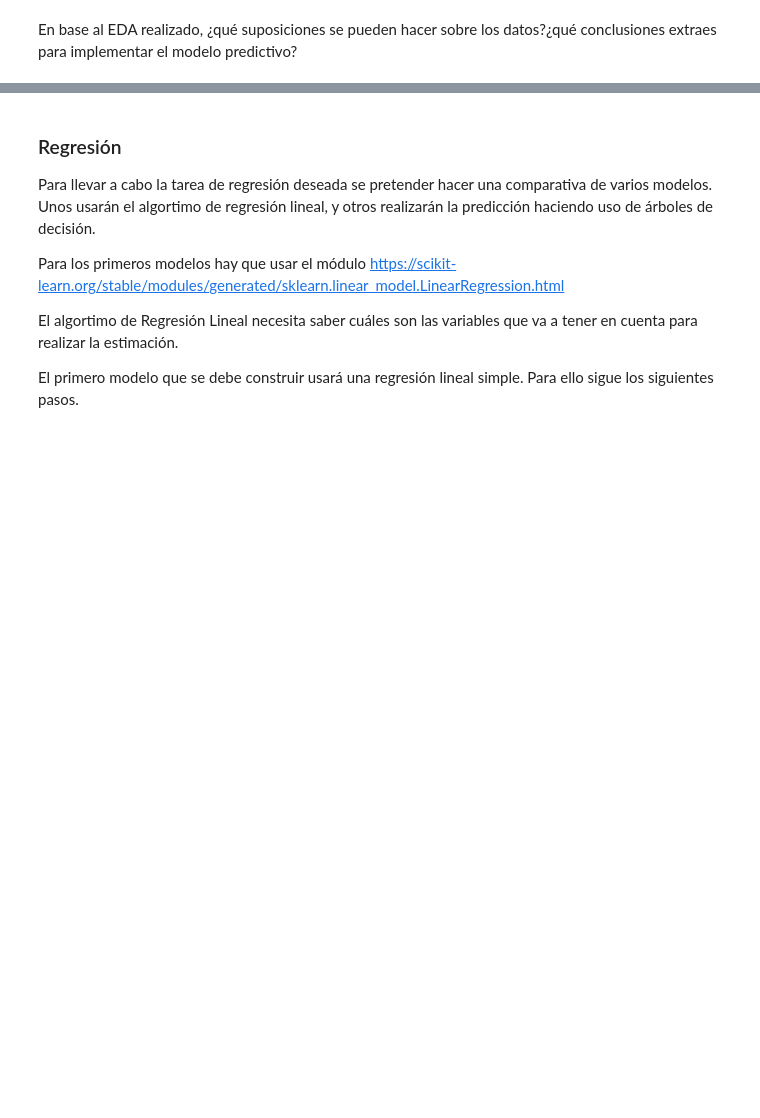
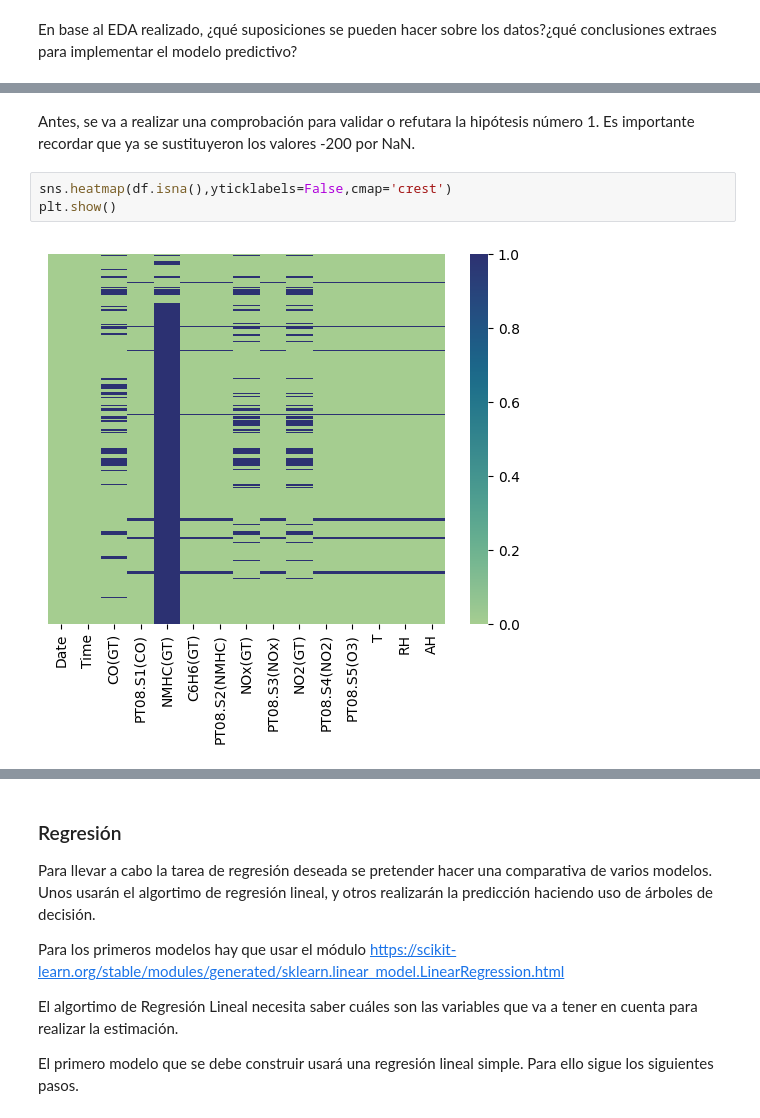
Before and after one commit to sergiogomezz/msc_ai_unir, a Jupyter notebook: TAA/Actividad_1/Laboratorio_Actividad_1.ipynb, the cells around one changed output, grey strips where cells are left out. Drawn from its saved outputs; the diff is of its cells as text; blank space fills up the shorter version.

```diff
--- a/TAA/Actividad_1/Laboratorio_Actividad_1.ipynb
+++ b/TAA/Actividad_1/Laboratorio_Actividad_1.ipynb
@@ -111,0 +394,7 @@ _indica aquí tu respuesta_
+# %% [markdown]
+Antes, se va a realizar una comprobación para validar o refutara la hipótesis número 1. Es importante recordar que ya se sustituyeron los valores -200 por NaN.
+# %%
+sns.heatmap(df.isna(),yticklabels=False,cmap='crest')
+plt.show()
+# %% [output]
+[figure, added]
```
Also changed, not shown: parts of 68 cells of this notebook, 10 other files.
